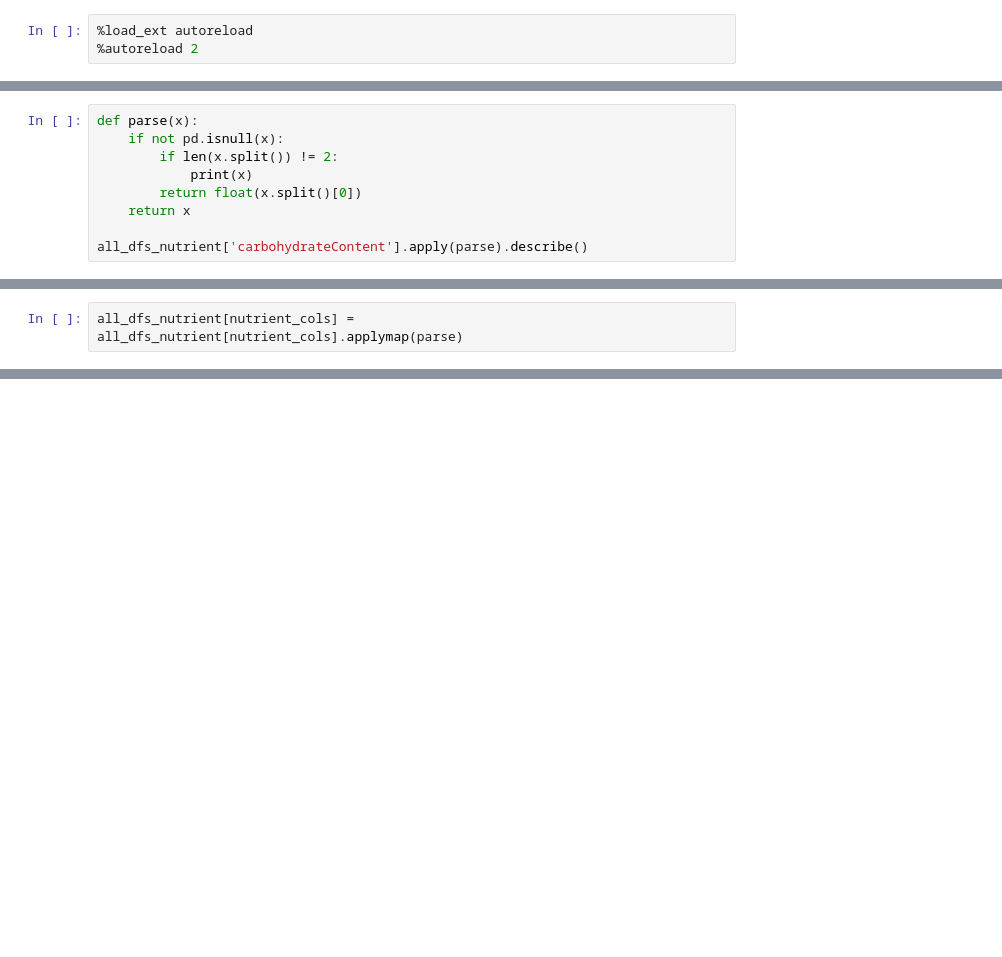
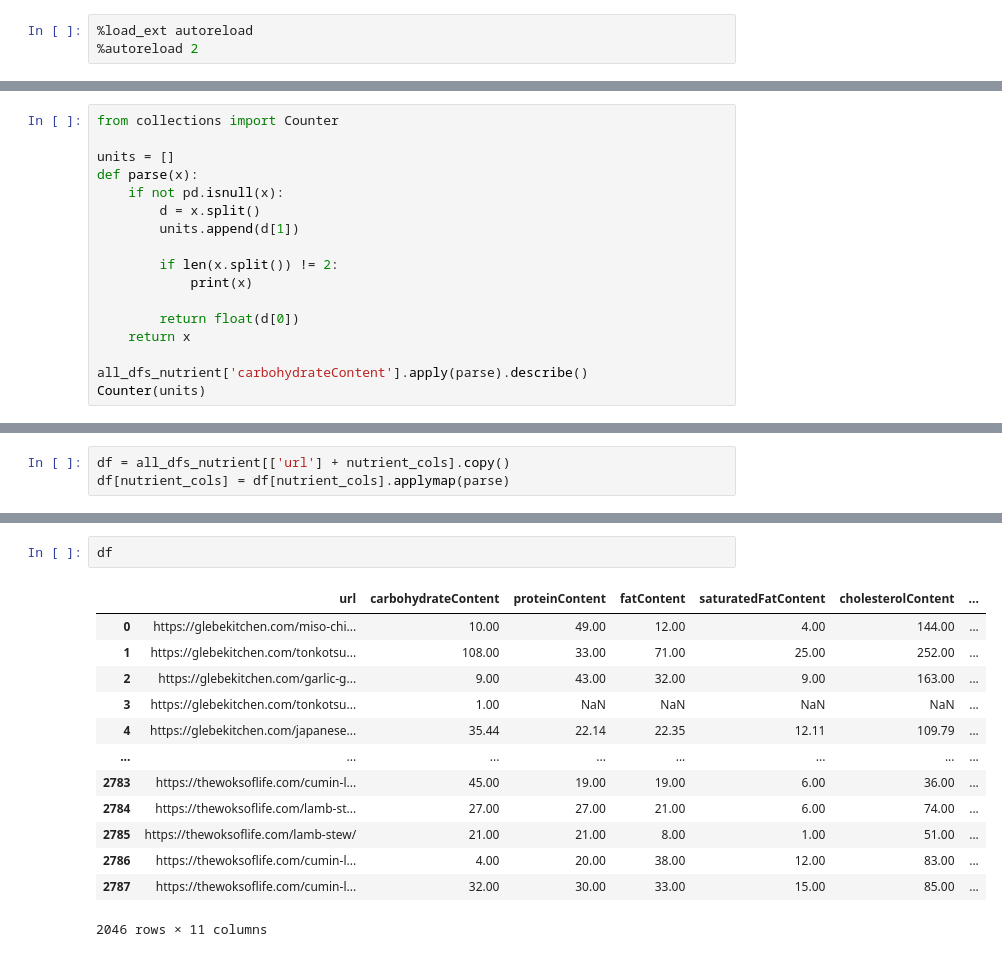
Before and after one commit to justinxu421/recipe_rex, a Jupyter notebook: extract_features_JX.ipynb, the cells around one changed output, grey strips where cells are left out. Cells and saved outputs as stored; diff of their text form; blank space fills up the shorter version.

```diff
--- a/extract_features_JX.ipynb
+++ b/extract_features_JX.ipynb
@@ -83,10 +108,18 @@ np.sum(all_dfs_nutrient[nutrient_cols].isna(), axis = 0), len(all_dfs_nutrient)
 # %%
+from collections import Counter
+
+units = []
 def parse(x):
     if not pd.isnull(x):
+        d = x.split()
+        units.append(d[1])
+
         if len(x.split()) != 2:
             print(x)
-        return float(x.split()[0])
+
+        return float(d[0])
     return x
 
 all_dfs_nutrient['carbohydrateContent'].apply(parse).describe()
+Counter(units)
 # %% [output]
@@ -102,2 +127,3 @@ Name: carbohydrateContent, dtype: float64
 # %%
-all_dfs_nutrient[nutrient_cols] = all_dfs_nutrient[nutrient_cols].applymap(parse)
+df = all_dfs_nutrient[['url'] + nutrient_cols].copy()
+df[nutrient_cols] = df[nutrient_cols].applymap(parse)
@@ -125,0 +142,16 @@ all_dfs_nutrient[all_dfs_nutrient['fiberContent'] > 40]
+# %%
+df
+# %% [output]
+|  | url | carbohydrateContent | proteinContent | fatContent | saturatedFatContent | cholesterolContent | ... |
+| 0 | https://glebekitchen.com/miso-chi... | 10.00 | 49.00 | 12.00 | 4.00 | 144.00 | ... |
+| 1 | https://glebekitchen.com/tonkotsu... | 108.00 | 33.00 | 71.00 | 25.00 | 252.00 | ... |
+| 2 | https://glebekitchen.com/garlic-g... | 9.00 | 43.00 | 32.00 | 9.00 | 163.00 | ... |
+| 3 | https://glebekitchen.com/tonkotsu... | 1.00 | NaN | NaN | NaN | NaN | ... |
+| 4 | https://glebekitchen.com/japanese... | 35.44 | 22.14 | 22.35 | 12.11 | 109.79 | ... |
+| ... | ... | ... | ... | ... | ... | ... | ... |
+| 2783 | https://thewoksoflife.com/cumin-l... | 45.00 | 19.00 | 19.00 | 6.00 | 36.00 | ... |
+| 2784 | https://thewoksoflife.com/lamb-st... | 27.00 | 27.00 | 21.00 | 6.00 | 74.00 | ... |
+| 2785 | https://thewoksoflife.com/lamb-stew/ | 21.00 | 21.00 | 8.00 | 1.00 | 51.00 | ... |
+| 2786 | https://thewoksoflife.com/cumin-l... | 4.00 | 20.00 | 38.00 | 12.00 | 83.00 | ... |
+| 2787 | https://thewoksoflife.com/cumin-l... | 32.00 | 30.00 | 33.00 | 15.00 | 85.00 | ... |
+2046 rows × 11 columns
```
Also changed, not shown: parts of 15 cells of this notebook, 4 other files.
